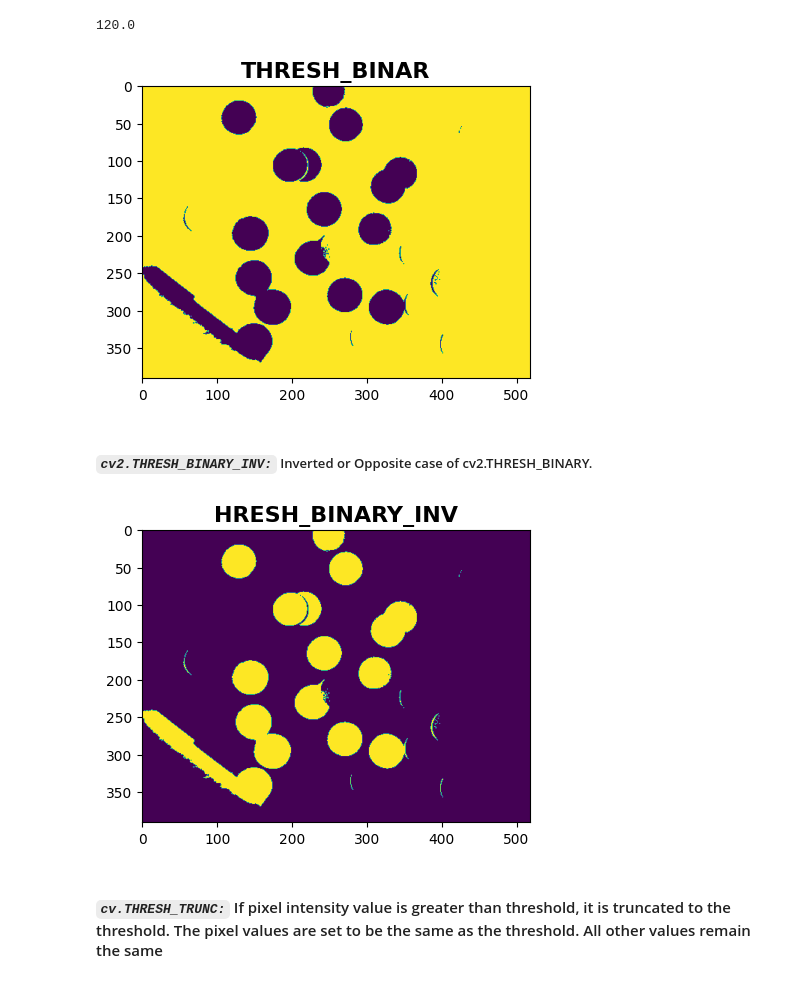
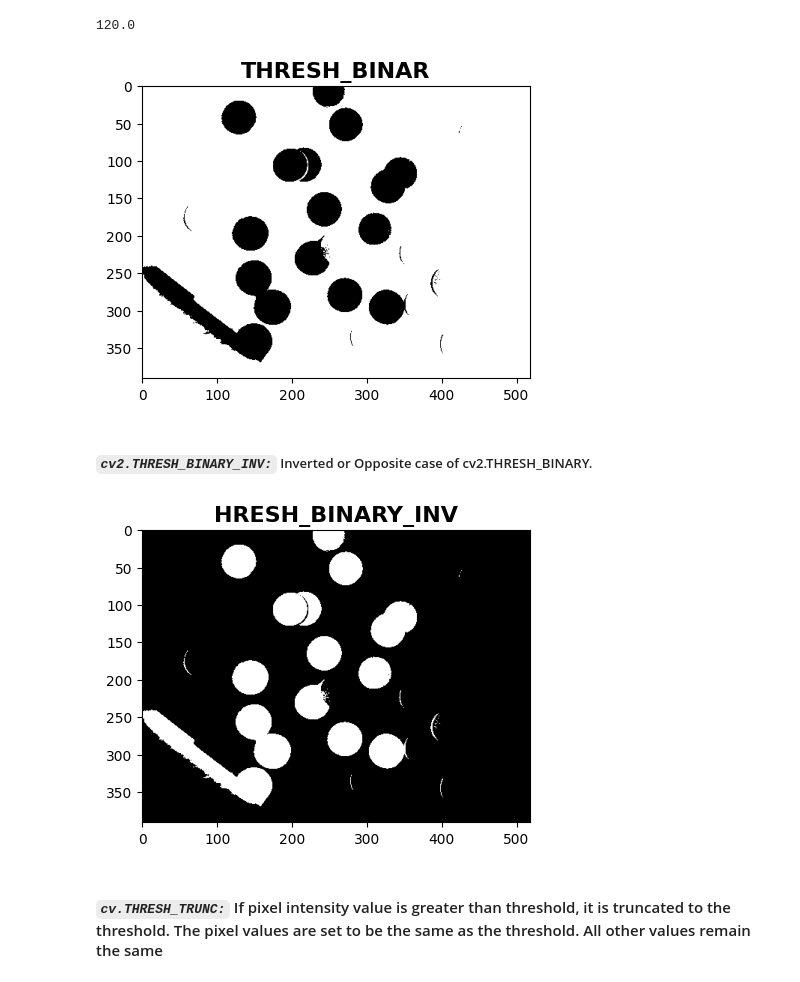
Before and after one commit to ZiaUrRehman-bit/Computer-Vision-Course, a Jupyter notebook: Lab 03/Lab03ComputerVision.ipynb, the cells around one changed output. Saved outputs shown, nothing was run; the diff lists cells and outputs as text; code cells hidden in the pictures.

```diff
--- a/Lab 03/Lab03ComputerVision.ipynb
+++ b/Lab 03/Lab03ComputerVision.ipynb
@@ -74,14 +74,14 @@ ret
 120.0
 # %%
 plt.figure(figsize=(5,5))
-plt.imshow(thresh1)
+plt.imshow(thresh1, cmap='gray')
 plt.title("THRESH_BINAR", fontsize = 16, fontweight = 'bold')
 
 cv2.imshow("THRESH_BINAR", thresh1)
 cv2.waitKey(0)
 cv2.destroyAllWindows()
 # %% [output]
-[figure, old version]
+[figure, new version]
 # %% [markdown]
 ##### *`cv2.THRESH_BINARY_INV:`* Inverted or Opposite case of cv2.THRESH_BINARY.
 # %%
@@ -90,14 +90,14 @@ ub = 200
 ret, thresh2 = cv2.threshold(imgGray, lb, ub, cv2.THRESH_BINARY_INV)
 
 plt.figure(figsize=(5,5))
-plt.imshow(thresh2)
+plt.imshow(thresh2, cmap='gray')
 plt.title("HRESH_BINARY_INV", fontsize = 16, fontweight = 'bold')
 
 cv2.imshow("HRESH_BINARY_INV", thresh2)
 cv2.waitKey(0)
 cv2.destroyAllWindows()
 # %% [output]
-[figure, old version]
+[figure, new version]
 # %% [markdown]
 
 #### *`cv.THRESH_TRUNC:`* If pixel intensity value is greater than threshold, it is truncated to the threshold. The pixel values are set to be the same as the threshold. All other values remain the same
```
Also changed, not shown: parts of 7 cells of this notebook, 5 other files.
